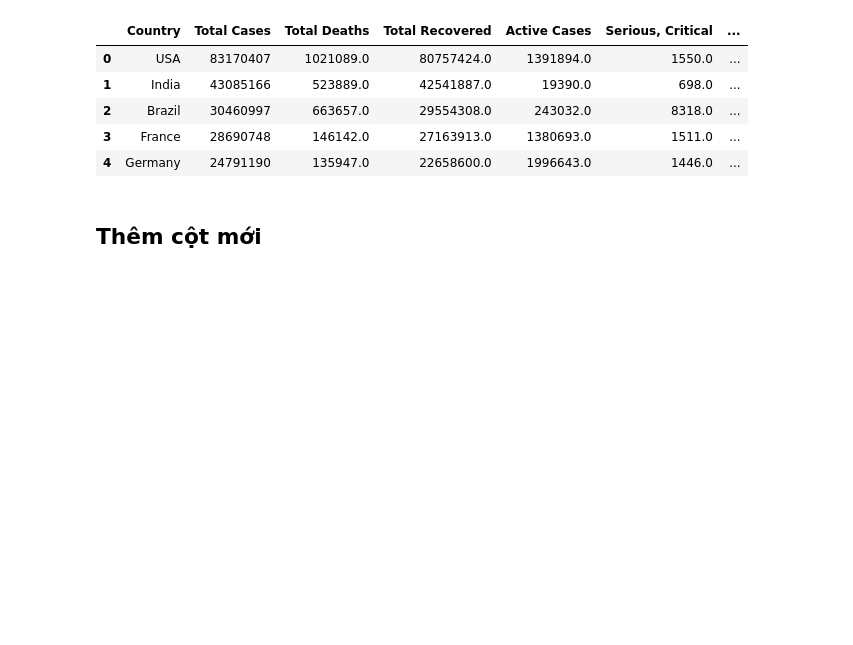
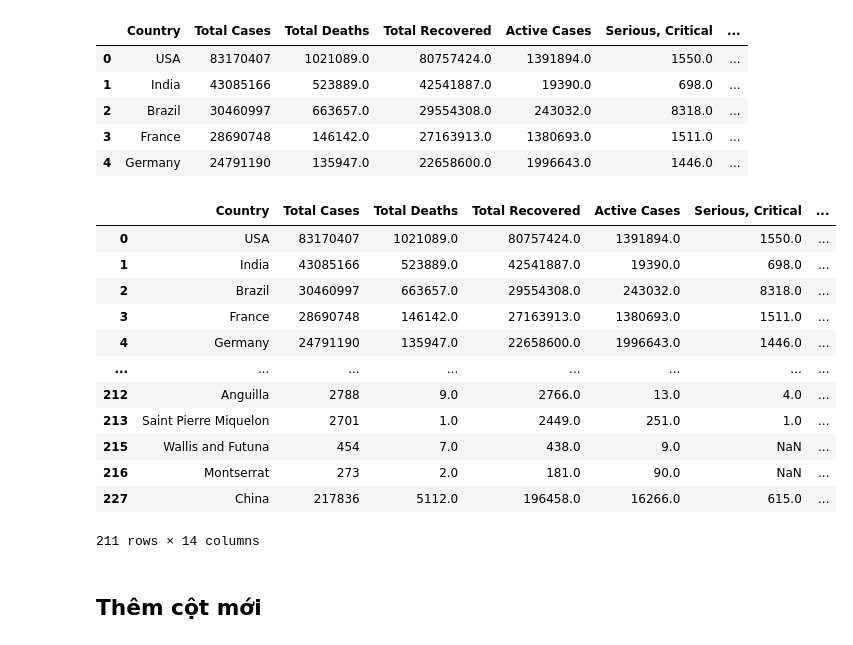
Before and after one commit to singsinghai/Lab01_Data_visual, a Jupyter notebook: Nam.ipynb, the cells around one changed output. Saved outputs shown, nothing was run; the diff lists cells and outputs as text; code cells hidden in the pictures; blank space fills up the shorter version.

```diff
--- a/Nam.ipynb
+++ b/Nam.ipynb
@@ -21,6 +21,22 @@ new_df.head()
 | 2 | Brazil | 30460997 | 663657.0 | 29554308.0 | 243032.0 | 8318.0 | ... |
 | 3 | France | 28690748 | 146142.0 | 27163913.0 | 1380693.0 | 1511.0 | ... |
 | 4 | Germany | 24791190 | 135947.0 | 22658600.0 | 1996643.0 | 1446.0 | ... |
+# %%
+new_df
+# %% [output]
+|  | Country | Total Cases | Total Deaths | Total Recovered | Active Cases | Serious, Critical | ... |
+| 0 | USA | 83170407 | 1021089.0 | 80757424.0 | 1391894.0 | 1550.0 | ... |
+| 1 | India | 43085166 | 523889.0 | 42541887.0 | 19390.0 | 698.0 | ... |
+| 2 | Brazil | 30460997 | 663657.0 | 29554308.0 | 243032.0 | 8318.0 | ... |
+| 3 | France | 28690748 | 146142.0 | 27163913.0 | 1380693.0 | 1511.0 | ... |
+| 4 | Germany | 24791190 | 135947.0 | 22658600.0 | 1996643.0 | 1446.0 | ... |
+| ... | ... | ... | ... | ... | ... | ... | ... |
+| 212 | Anguilla | 2788 | 9.0 | 2766.0 | 13.0 | 4.0 | ... |
+| 213 | Saint Pierre Miquelon | 2701 | 1.0 | 2449.0 | 251.0 | 1.0 | ... |
+| 215 | Wallis and Futuna | 454 | 7.0 | 438.0 | 9.0 | NaN | ... |
+| 216 | Montserrat | 273 | 2.0 | 181.0 | 90.0 | NaN | ... |
+| 227 | China | 217836 | 5112.0 | 196458.0 | 16266.0 | 615.0 | ... |
+211 rows × 14 columns
 # %% [markdown]
 ## Thêm cột mới
 # %% [markdown]
```
Also changed, not shown: 2 other files.
